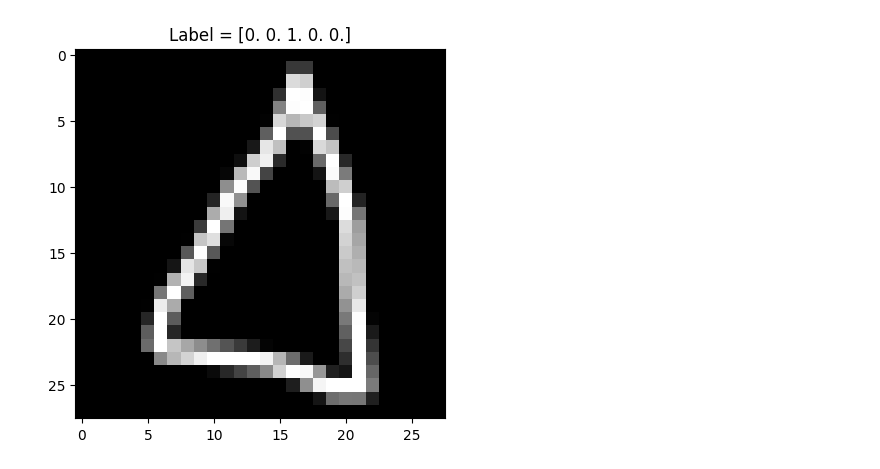
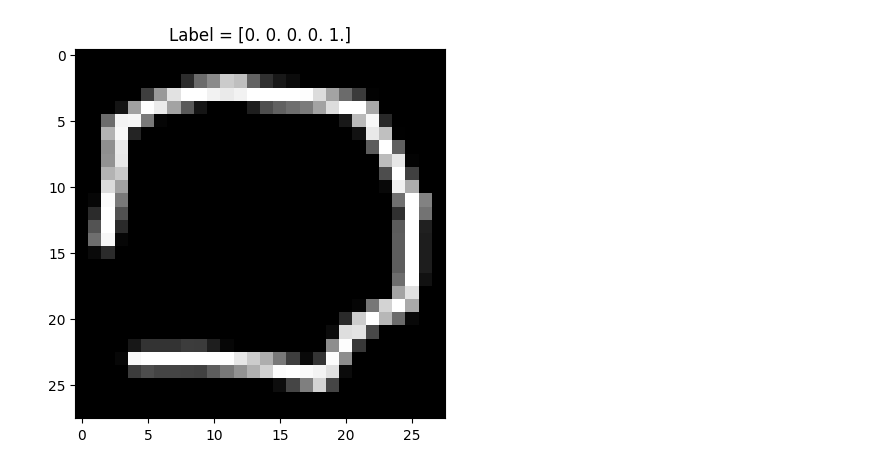
Before and after one commit to siakhorsand/ShapeNet, a Jupyter notebook: P1.ipynb, the cells around one changed output. Drawn from its saved outputs; the diff is of its cells as text; code cells hidden in the pictures.

```diff
--- a/P1.ipynb
+++ b/P1.ipynb
@@ -190,13 +395,14 @@ Test Accuracy: 0.8695
 Model saved as shape_model.h5
 # %%
 import matplotlib.pyplot as plt
-
-index = 19
+# Plot a random sample of 10 test images, their predicted labels and ground truth
+#['circle', 'square', 'triangle', 'hexagon', 'octagon'])
+index = 1201
 plt.imshow(X_train[index].squeeze(), cmap='gray')
 plt.title(f"Label = {y_train[index]}")
 plt.show()
 # %% [output]
-[figure, old version]
+[figure, new version]
 # %%
 # Example quick check
 import numpy as np
```
Also changed, not shown: parts of 8 cells of this notebook, 10 other files.
